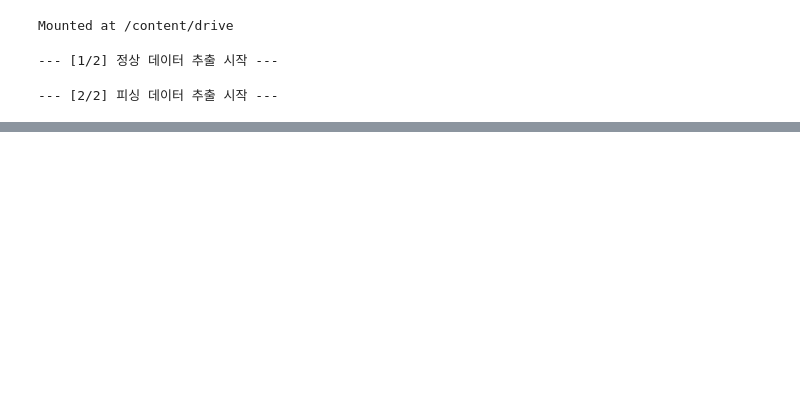
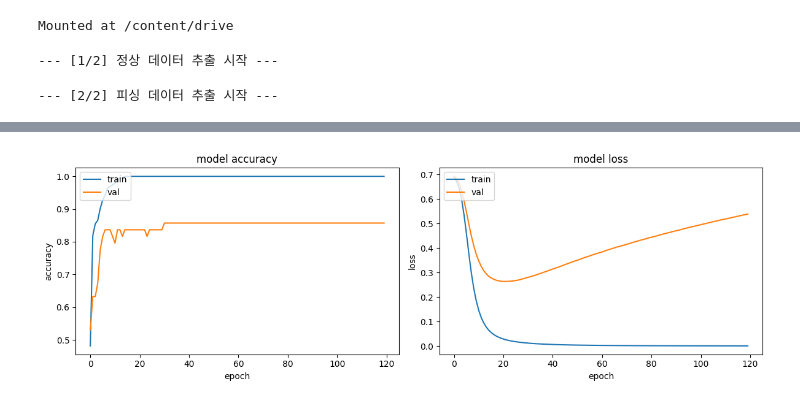
Before and after one commit to Hyounseo/Opensource-FISH, a Jupyter notebook: Untitled2.ipynb, the cells around one changed output, grey strips where cells are left out. Saved outputs shown, nothing was run; the diff lists cells and outputs as text; code cells hidden in the pictures; blank space fills up the shorter version.

```diff
--- a/Untitled2.ipynb
+++ b/Untitled2.ipynb
@@ -6,24 +6,31 @@ drive.mount('/content/drive', force_remount=True)
 # %% [output]
 Mounted at /content/drive
 # %%
-# 1. 코랩 내부에 업로드한 dataset.zip.zip 이름 그대로 압축 해제
-!unzip -q /content/dataset.zip.zip -d /content/
-
 import os
 import easyocr
 import pandas as pd
+import numpy as np
+import matplotlib.pyplot as plt
 from tqdm import tqdm
+from sklearn.model_selection import train_test_split
+from sklearn.feature_extraction.text import TfidfVectorizer
+from sklearn.metrics import classification_report, confusion_matrix
+import seaborn as sns
+import tensorflow as tf
+from tensorflow.keras.models import Sequential
+from tensorflow.keras.layers import Dense
 
-# 2. 로컬 EasyOCR 리더기 초기화 (GPU 사용)
+seed = 7
+np.random.seed(seed)
+tf.random.set_seed(seed)
+
 reader = easyocr.Reader(['ko', 'en'], gpu=True)
 
-# 3. 로컬 폴더 경로 지정
 correct_folder = '/content/correct'
 phishing_folder = '/content/phishing'
 
 data_list = []
 
-# --- 정상 데이터 추출 (Label: 0) ---
 print("--- [1/2] 정상 데이터 추출 시작 ---")
 if os.path.exists(correct_folder):
     for filename in tqdm(os.listdir(correct_folder)):
@@ -35,9 +42,8 @@ if os.path.exists(correct_folder):
             except Exception as e:
                 pass
 else:
-    print("❌ correct 폴더를 찾을 수 없습니다. 압축파일 내부 폴더명을 확인해 주세요.")
+    print("❌ correct 폴더를 찾을 수 없습니다. 왼쪽 파일 탭을 확인해 주세요.")
 
-# --- 피싱 데이터 추출 (Label: 1) ---
 print("\n--- [2/2] 피싱 데이터 추출 시작 ---")
 if os.path.exists(phishing_folder):
     for filename in tqdm(os.listdir(phishing_folder)):
@@ -49,15 +55,74 @@ if os.path.exists(phishing_folder):
             except Exception as e:
                 pass
 else:
-    print("❌ phishing 폴더를 찾을 수 없습니다. 압축파일 내부 폴더명을 확인해 주세요.")
+    print("❌ phishing 폴더를 찾을 수 없습니다. 왼쪽 파일 탭을 확인해 주세요.")
 
-# --- 데이터셋 최종 생성 ---
 if data_list:
     df = pd.DataFrame(data_list)
-    print("\n=== ✨ 자연어 처리(NLP) 데이터셋 구축 완료! ===")
-    print(df['label'].value_counts())
+    df['text'] = df['text'].fillna('')
+
+    df.to_csv('/content/phishing_dataset.csv', index=False, encoding='utf-8-sig')
+    print("\n✅ 'phishing_dataset.csv' 파일 저장 완료!")
+
+    X_train_raw, X_test_raw, y_train, y_test = train_test_split(
+        df['text'], df['label'], test_size=0.2, random_state=42, stratify=df['label']
+    )
+
+    # 딥러닝이 특징을 더 잘 잡도록 max_features 세밀화
+    tfidf = TfidfVectorizer(max_features=500, min_df=2)
+    X_train = tfidf.fit_transform(X_train_raw).toarray()
+    X_test = tfidf.transform(X_test_raw).toarray()
+
+    # ⭐ 강의 노트 7-1 5p 정석 구조 반영: 은닉층 활성화 함수를 relu로 변경하여 가중치 멍텅구리 현상 방지
+    model = Sequential()
+    model.add(Dense(16, input_dim=500, kernel_initializer='glorot_uniform', activation='relu'))
+    model.add(Dense(8, kernel_initializer='glorot_uniform', activation='relu'))
+    model.add(Dense(1, kernel_initializer='glorot_uniform', activation='sigmoid')) # 최종 출력은 sigmoid 유지
+
+    model.compile(loss='binary_crossentropy', optimizer='adam', metrics=['accuracy'])
+
+    # 충분히 학습할 수 있도록 epochs를 120으로 상향 조정
+    history = model.fit(X_train, y_train, validation_split=0.2, epochs=120, batch_size=8, verbose=1)
+
+    yhat_probability = model.predict(X_test)
+    yhat_classes = (yhat_probability > 0.5).astype(int).flatten()
+
+    print("\n=== 📝 상세 평가지표 ===")
+    print(classification_report(y_test, yhat_classes))
+
+    plt.figure(figsize=(12, 4))
+
+    plt.subplot(1, 2, 1)
+    plt.plot(history.history['accuracy'])
+    plt.plot(history.history['val_accuracy'])
+    plt.title('model accuracy')
+    plt.ylabel('accuracy')
+    plt.xlabel('epoch')
+    plt.legend(['train', 'val'], loc='upper left')
+
+    plt.subplot(1, 2, 2)
+    plt.plot(history.history['loss'])
+    plt.plot(history.history['val_loss'])
+    plt.title('model loss')
+    plt.ylabel('loss')
+    plt.xlabel('epoch')
+    plt.legend(['train', 'val'], loc='upper left')
+
+    plt.tight_layout()
+    plt.show()
+
+    cm = confusion_matrix(y_test, yhat_classes)
+    plt.figure(figsize=(5, 4))
+    sns.heatmap(cm, annot=True, fmt='d', cmap='Blues',
+                xticklabels=['Normal(0)', 'Phishing(1)'],
+                yticklabels=['Normal(0)', 'Phishing(1)'])
+    plt.xlabel('Predicted Label')
+    plt.ylabel('True Label')
+    plt.title('Phishing Detection Confusion Matrix')
+    plt.show()
+
 else:
-    print("\n❌ 데이터를 가져오지 못했습니다. 코랩 왼쪽 파일 창에 파일이 올바르게 올라갔는지 확인해 주세요.")
+    print("\n❌ 데이터를 가져오지 못했습니다. 폴더 상태를 재확인해 주세요.")
 # %% [output]
 --- [1/2] 정상 데이터 추출 시작 ---
 --- [2/2] 피싱 데이터 추출 시작 ---
@@ -68,0 +148 @@ Name: count, dtype: int64
+[figure, added]
```
Also changed, not shown: parts of 3 cells of this notebook.
